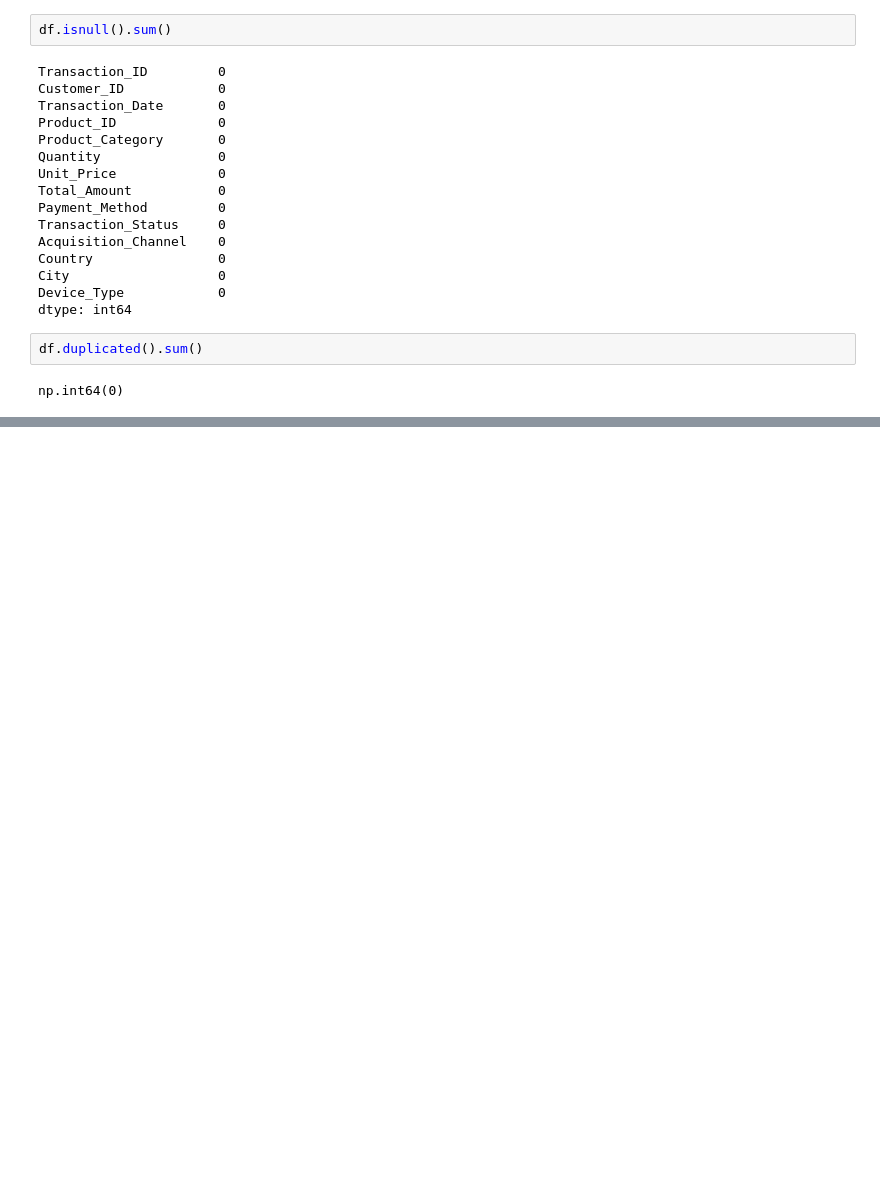
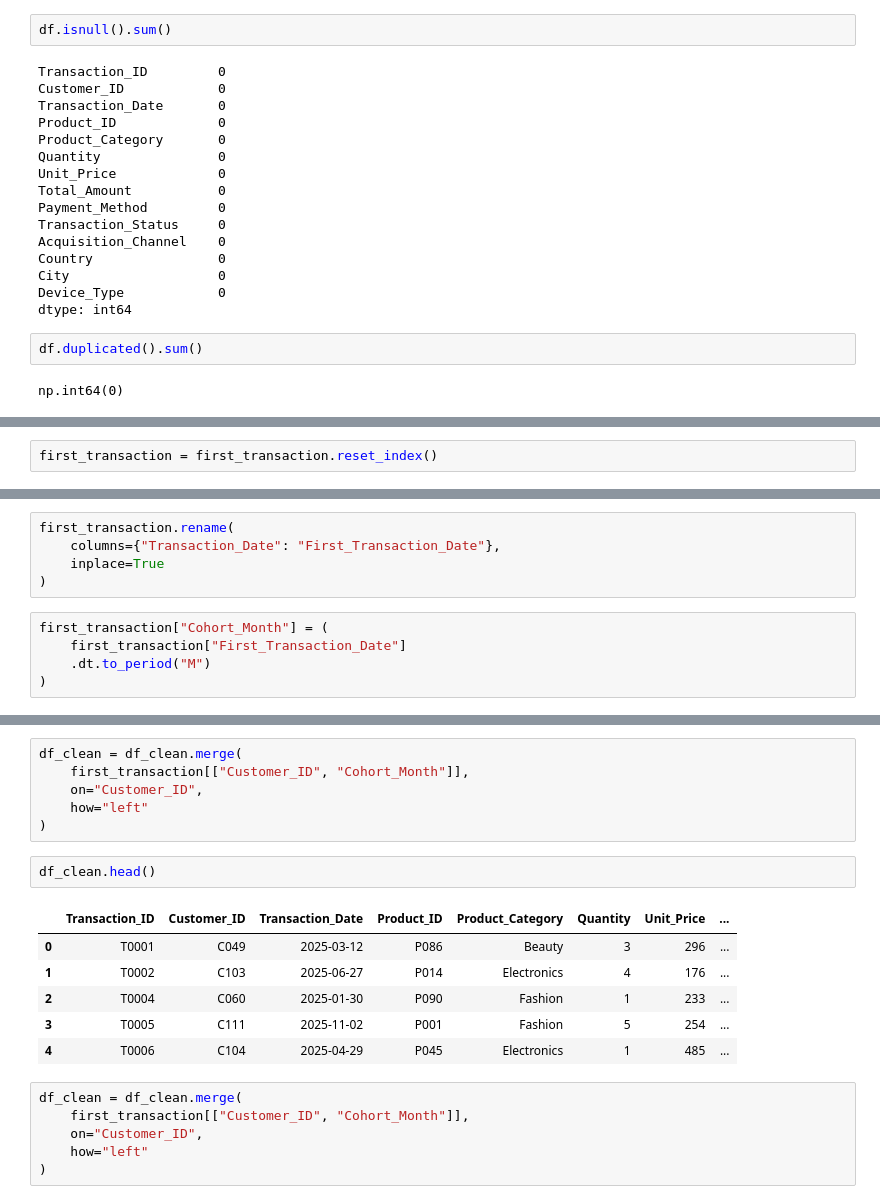
Before and after one commit to Harslshnde/Infotact-Project-2-Cohort-Retention, a Jupyter notebook: transactional_data_cleaning.ipynb, the cells around one changed output, grey strips where cells are left out. Drawn from its saved outputs; the diff is of its cells as text; blank space fills up the shorter version.

```diff
--- a/transactional_data_cleaning.ipynb
+++ b/transactional_data_cleaning.ipynb
@@ -299,0 +408,2 @@ np.int64(0)
+# %%
+first_transaction = first_transaction.reset_index()
@@ -299,0 +419,10 @@ np.int64(0)
+# %%
+first_transaction.rename(
+    columns={"Transaction_Date": "First_Transaction_Date"},
+    inplace=True
+)
+# %%
+first_transaction["Cohort_Month"] = (
+    first_transaction["First_Transaction_Date"]
+    .dt.to_period("M")
+)
@@ -299,0 +438,21 @@ np.int64(0)
+# %%
+df_clean = df_clean.merge(
+    first_transaction[["Customer_ID", "Cohort_Month"]],
+    on="Customer_ID",
+    how="left"
+)
+# %%
+df_clean.head()
+# %% [output]
+|  | Transaction_ID | Customer_ID | Transaction_Date | Product_ID | Product_Category | Quantity | Unit_Price | ... |
+| 0 | T0001 | C049 | 2025-03-12 | P086 | Beauty | 3 | 296 | ... |
+| 1 | T0002 | C103 | 2025-06-27 | P014 | Electronics | 4 | 176 | ... |
+| 2 | T0004 | C060 | 2025-01-30 | P090 | Fashion | 1 | 233 | ... |
+| 3 | T0005 | C111 | 2025-11-02 | P001 | Fashion | 5 | 254 | ... |
+| 4 | T0006 | C104 | 2025-04-29 | P045 | Electronics | 1 | 485 | ... |
+# %%
+df_clean = df_clean.merge(
+    first_transaction[["Customer_ID", "Cohort_Month"]],
+    on="Customer_ID",
+    how="left"
+)
```
Also changed, not shown: parts of 34 cells of this notebook.
